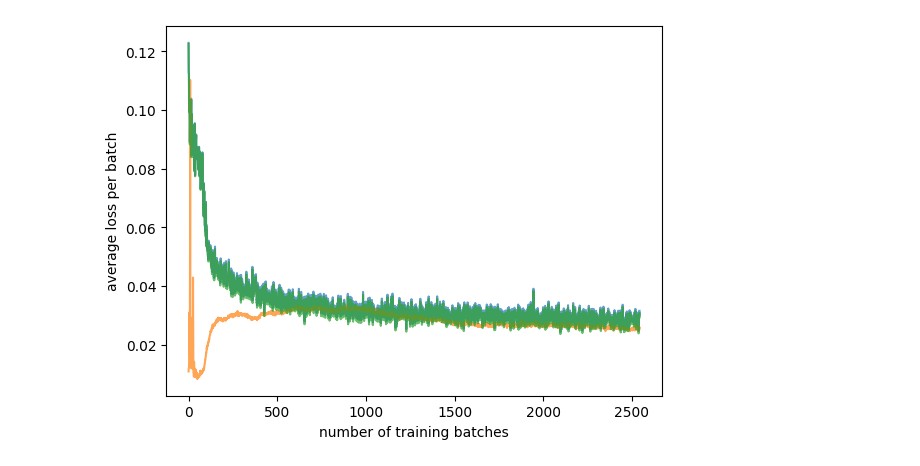
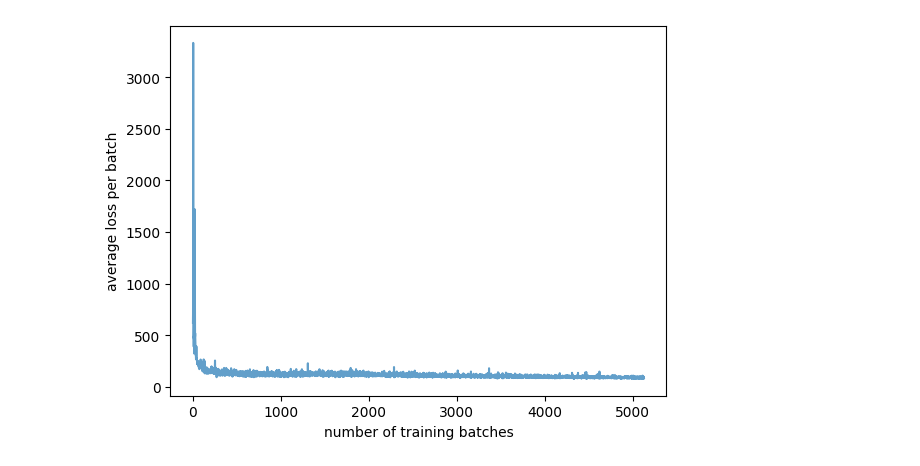
Before and after one commit to bv7dev/vae-lab, a Jupyter notebook: lab.ipynb, the cells around one changed output. Saved outputs shown, nothing was run; the diff lists cells and outputs as text; code cells hidden in the pictures.

```diff
--- a/lab.ipynb
+++ b/lab.ipynb
@@ -3,21 +3,25 @@ import scripts.model as model
 from scripts.config import *
 
 vae = model.VAE()
-vae.load(MODEL_NAME, MODEL_DIR)
+vae.load("vae_celeba_5", MODEL_DIR)
+
+vae2 = model.VAE()
+vae2.load("vae_celeba_64x64", MODEL_DIR)
 # %%
 import matplotlib.pyplot as plt
 import numpy as np
 
 start_at = 0
 
-plt.plot(vae.loss_history["loss_total"][start_at:], alpha=0.7)
-plt.plot(np.array(vae.loss_history["kld_loss"][start_at:])*0.001, alpha=0.7)
-plt.plot(np.array(vae.loss_history["mse_loss"][start_at:]), alpha=0.7)
+# plt.plot(vae.loss_history["loss_total"][start_at:], alpha=0.7)
+# plt.plot(np.array(vae.loss_history["kld_loss"][start_at:])*0.0001, alpha=0.7)
+plt.plot(np.array(vae.loss_history["kld_loss"][start_at:]), alpha=0.7)
+# plt.plot(np.array(vae2.loss_history["kld_loss"][start_at:]), alpha=0.7)
 plt.xlabel("number of training batches")
 plt.ylabel("average loss per batch")
 plt.show()
 # %% [output]
-[figure, old version]
+[figure, new version]
 # %%
 import torch
 from scripts import util, dataset
```
Also changed, not shown: parts of 6 cells of this notebook, 7 other files.
